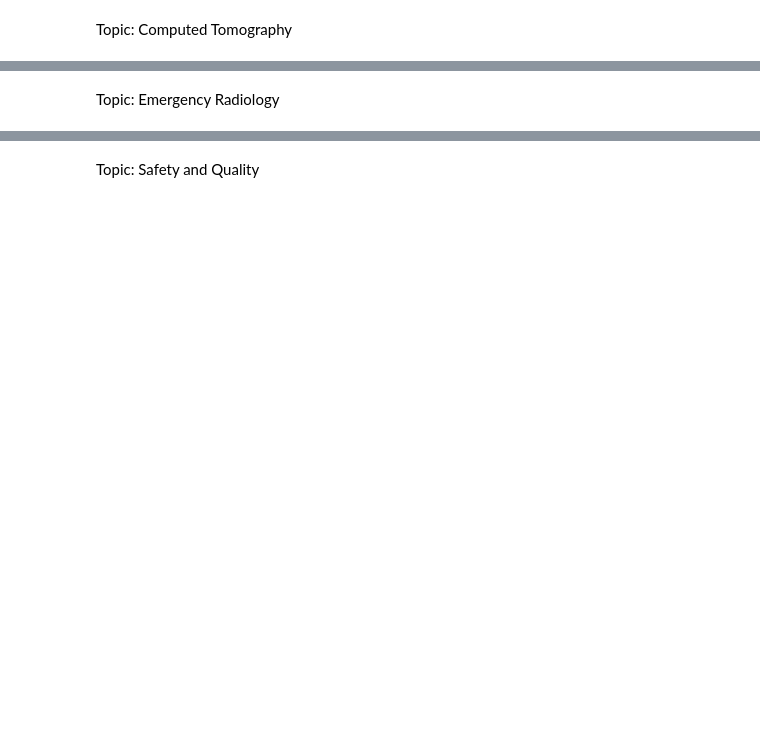
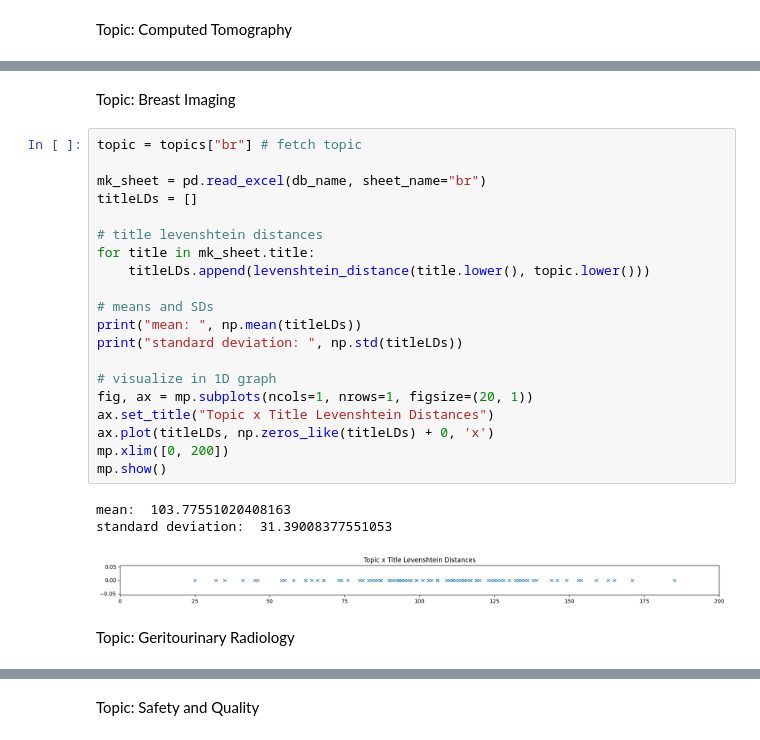
Before and after one commit to mmouru/nlp-text-categorization, a Jupyter notebook: step2.ipynb, the cells around one changed output, grey strips where cells are left out. Cells and saved outputs as stored; diff of their text form; blank space fills up the shorter version.

```diff
--- a/step2.ipynb
+++ b/step2.ipynb
@@ -103,3 +110,29 @@ mp.show()
+# %% [markdown]
+Topic: Breast Imaging
+# %%
+topic = topics["br"] # fetch topic
+
+mk_sheet = pd.read_excel(db_name, sheet_name="br")
+titleLDs = []
+
+# title levenshtein distances
+for title in mk_sheet.title:
+    titleLDs.append(levenshtein_distance(title.lower(), topic.lower()))
+
+# means and SDs
+print("mean: ", np.mean(titleLDs))
+print("standard deviation: ", np.std(titleLDs))
+
+# visualize in 1D graph
+fig, ax = mp.subplots(ncols=1, nrows=1, figsize=(20, 1))
+ax.set_title("Topic x Title Levenshtein Distances")
+ax.plot(titleLDs, np.zeros_like(titleLDs) + 0, 'x')
+mp.xlim([0, 200])
+mp.show()
+# %% [output]
+mean:  103.77551020408163
+standard deviation:  31.39008377551053
+[figure, added]
 # %% [markdown]
-Topic: Emergency Radiology
+Topic: Geritourinary Radiology
 # %%
```
Also changed, not shown: parts of 18 cells of this notebook, 3 other files.
